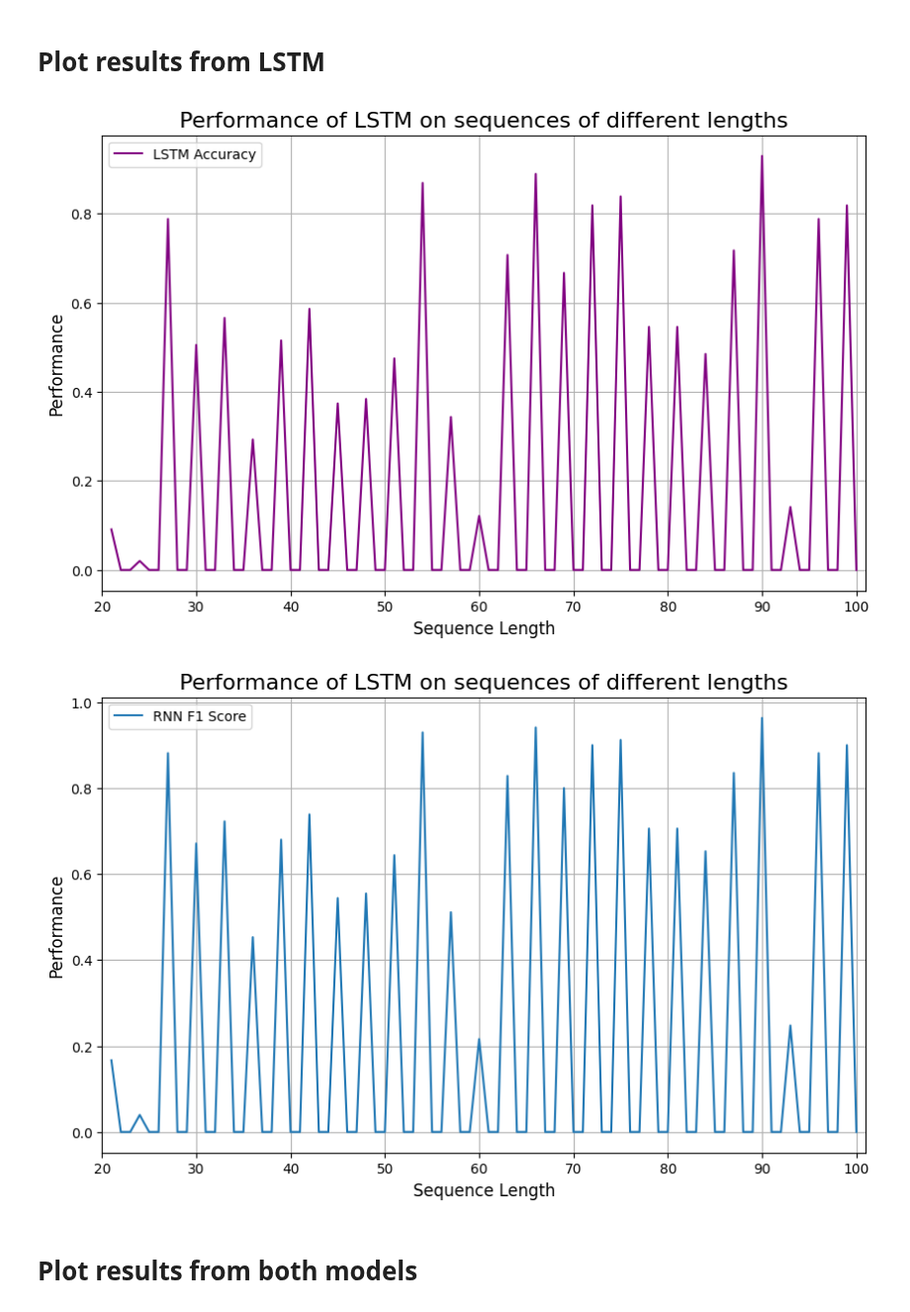
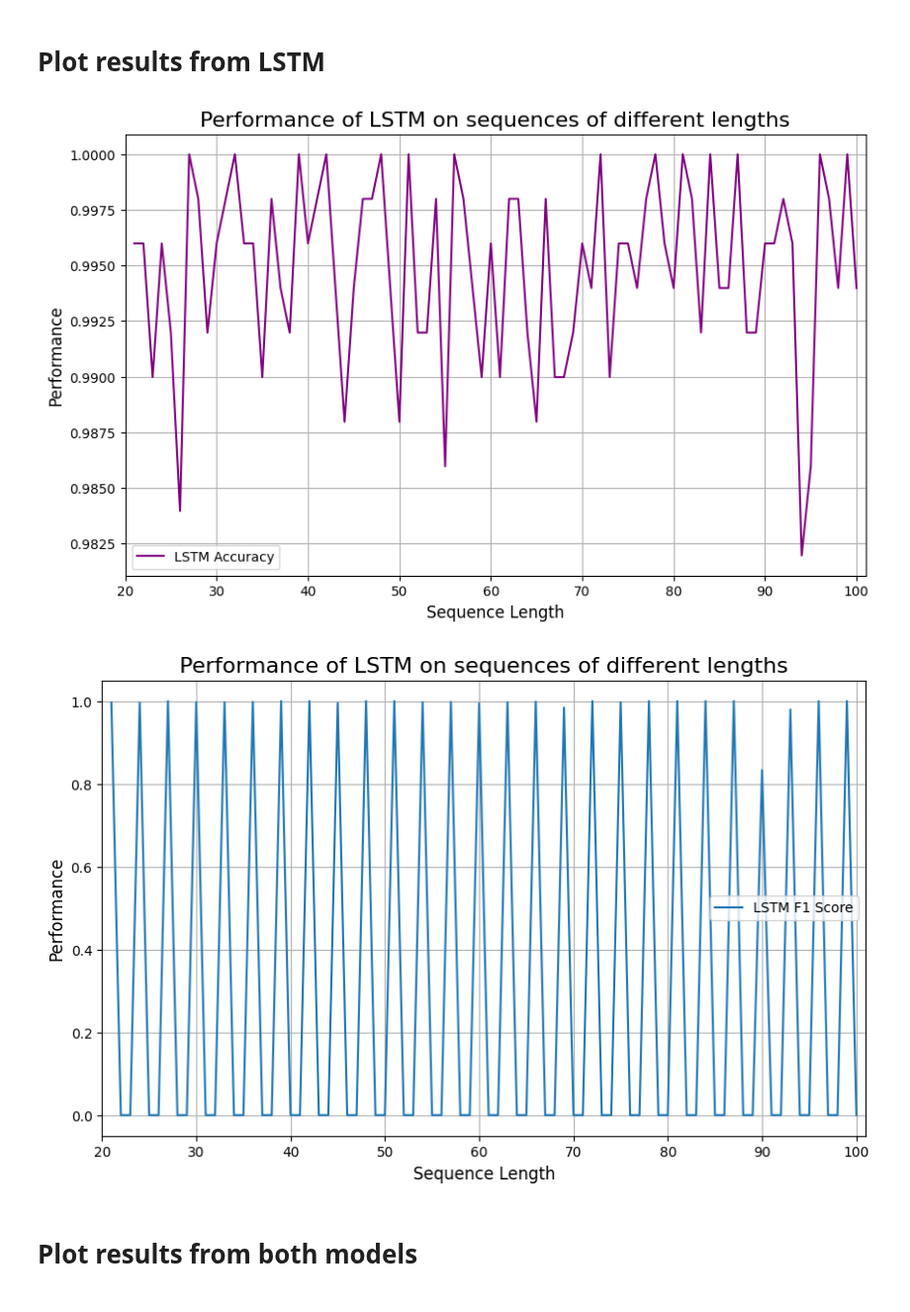
Before and after one commit to hxk874/ADL, a Jupyter notebook: afl3/Dem til afleveringen/lstm_NY.ipynb, the cells around one changed output. Shown at 99% size. Saved outputs shown, nothing was run; the diff lists cells and outputs as text; code cells hidden in the pictures.

Commit message:
lstm

```diff
--- a/afl3/Dem til afleveringen/lstm_NY.ipynb
+++ b/afl3/Dem til afleveringen/lstm_NY.ipynb
@@ -304,5 +304,5 @@ criterion = nn.CrossEntropyLoss()
         #criterion = nn.CrossEntropyLoss(weight=torch.tensor(class_weights, dtype=torch.float))
 optimizer = optim.Adam(model.parameters(), lr=0.001)
 
-train_model(model, train_loader, val_loader, criterion, optimizer, num_epochs=10)
+train_model(model, train_loader, val_loader, criterion, optimizer, num_epochs=200)
 # %% [output]
@@ -354,13 +361,14 @@ tensor([0, 1, 1, 0, 1, 1, 1, 0, 1, 1, 1, 0, 0, 1, 1, 1, 1, 1, 1, 1, 1, 1, 1, 1,
 # %%
 input_size = 3  # 'a', 'b', 'c'
 output_size = 2  # 0 or 1
-hidden_sizes = [4, 8, 16, 32]
+hidden_sizes = [2, 4, 8, 16]
 learning_rates = [0.001, 0.01, 0.1]
 
 best_val_acc = 0
 best_val_f1 = 0
 best_model_acc = None
 best_model_f1 = None
+best_optimizer_state = None
 
 for hidden_size in hidden_sizes:
     for lr in learning_rates:
@@ -372,13 +380,14 @@ for hidden_size in hidden_sizes:
                                     model,
                                     train_loader, val_loader,
                                     criterion, optimizer,
-                                    num_epochs=500)
+                                    num_epochs=200)
         print (val_acc)
         print (val_f1)
 
         if val_acc > best_val_acc:
             best_val_acc = val_acc
             best_model_acc = model
+            best_optimizer_state = optimizer.state_dict()
 
         if val_f1 > best_val_f1:
             best_val_f1 = val_f1
@@ -446,7 +469,7 @@ f1_score_per_length = []
 
 # Evaluate the model on sequences of lengths ranging from 21 to 100
 for length in range(21, 101):
-    test_data = generate_data(100,'test', test_length=length).dataset
+    test_data = generate_data(500,'test', test_length=length).dataset
     test_loader = DataLoader(test_data, batch_size=32, shuffle=False, collate_fn=collate_fn)
 
     # Evaluate the model on the test set
@@ -468,19 +491,19 @@ plt.legend()
 plt.grid(True)
 plt.show()
 # %% [output]
-[figure, old version]
+[figure, new version]
 # %%
 plt.figure(figsize=(10, 6))
-plt.plot(range(21, 101), f1_score_per_length, label='RNN F1 Score')
+plt.plot(range(21, 101), f1_score_per_length, label='LSTM F1 Score')
 plt.xlim(20, 101)
 plt.xlabel('Sequence Length', fontsize=12)
 plt.ylabel('Performance', fontsize=12)
 plt.title('Performance of LSTM on sequences of different lengths', fontsize=16)
 plt.legend()
 plt.grid(True)
 plt.show()
 # %% [output]
-[figure, old version]
+[figure, new version]
 # %% [markdown]
 # Plot results from both models
 # %%
```
Also changed, not shown: parts of 8 cells of this notebook, 1 other file.
